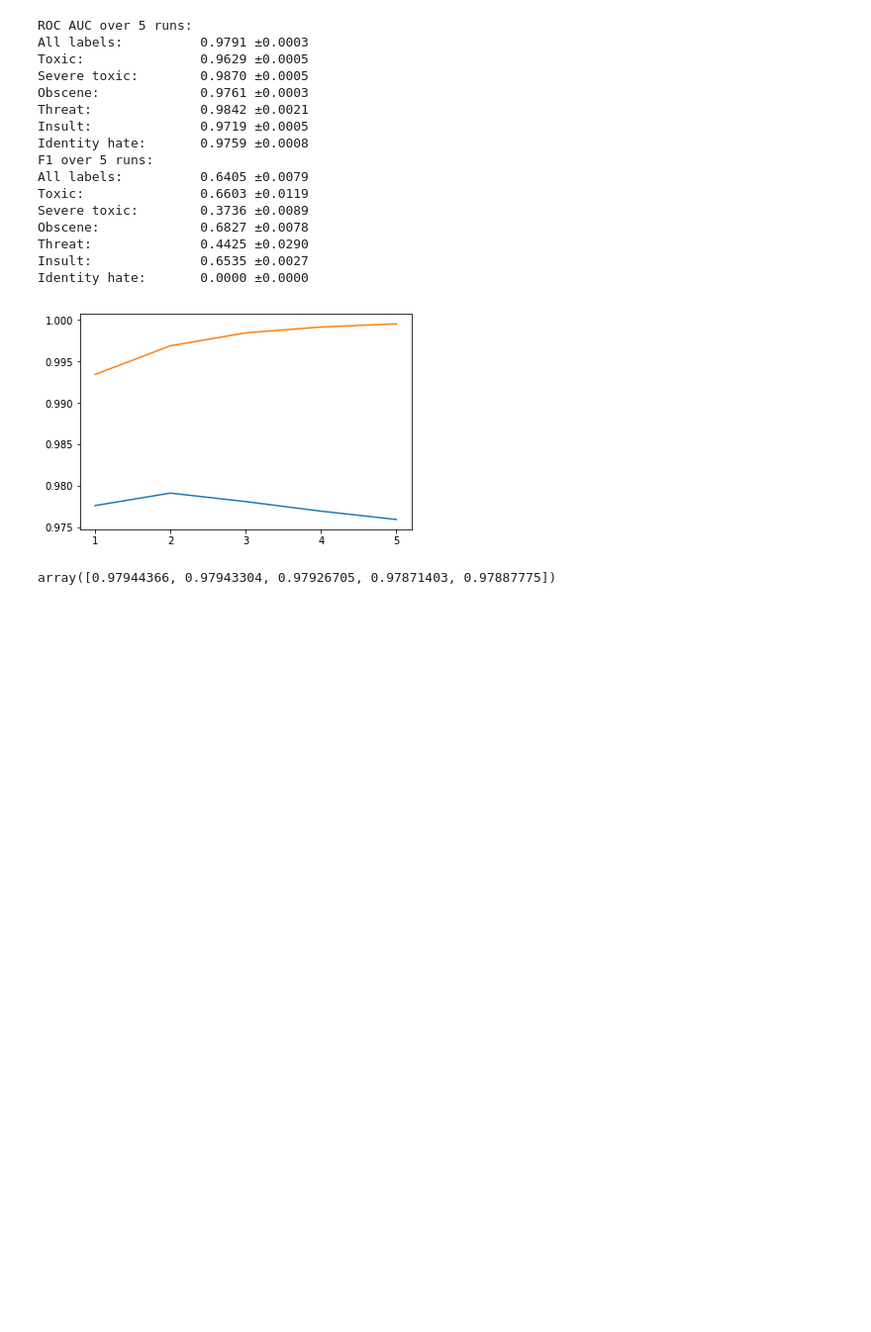
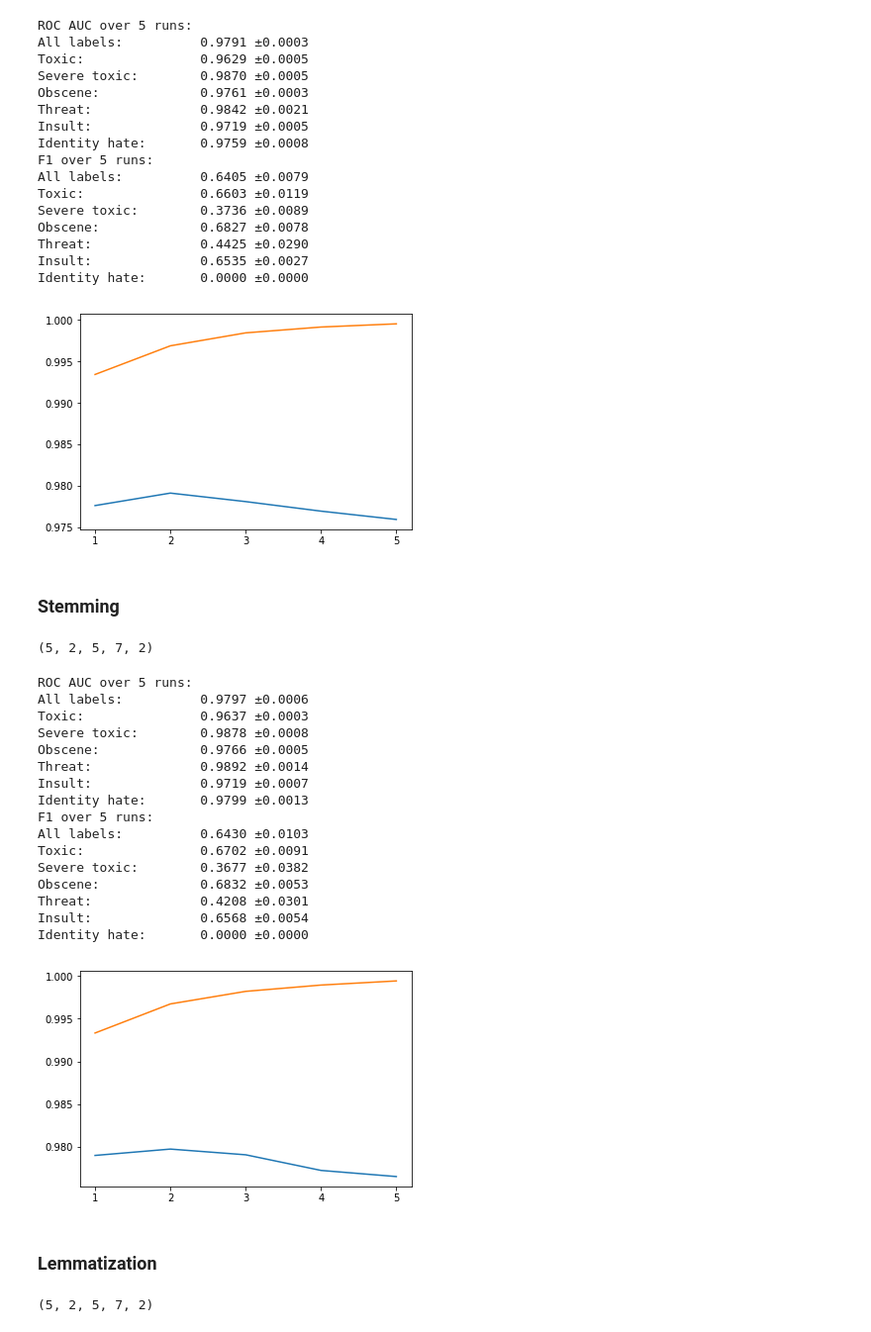
Before and after one commit to kogelnikp/toxic-comment-experiments, a Jupyter notebook: visualize_results.ipynb, the cells around one changed output. Shown at 99% size. Cells and saved outputs as stored; diff of their text form; code cells hidden in the pictures; blank space fills up the shorter version.

Commit message:
added stemming and lemmatization experiments

```diff
--- a/visualize_results.ipynb
+++ b/visualize_results.ipynb
@@ -299,7 +299,38 @@ Threat:              0.4425 ±0.0290
 Insult:              0.6535 ±0.0027
 Identity hate:       0.0000 ±0.0000
 [figure]
-# %%
-ep4_scores[:, 1, :, 0, 0].max(axis=1)
-# %% [output]
-array([0.97944366, 0.97943304, 0.97926705, 0.97871403, 0.97887775])
+# %% [markdown]
+### Stemming
+# %%
+ep5_scores = np.load('data/scores/preprocessing/e5_scores_1544714914.6546211.npy')
+ep5_scores.shape
+# %% [output]
+(5, 2, 5, 7, 2)
+# %%
+calculated_all_metrics(ep5_scores)
+plot_learningcurve(ep5_scores, Labels.ALL, Metrics.ROC_AUC)
+# %% [output]
+ROC AUC over 5 runs:
+All labels:          0.9797 ±0.0006
+Toxic:               0.9637 ±0.0003
+Severe toxic:        0.9878 ±0.0008
+Obscene:             0.9766 ±0.0005
+Threat:              0.9892 ±0.0014
+Insult:              0.9719 ±0.0007
+Identity hate:       0.9799 ±0.0013
+F1 over 5 runs:
+All labels:          0.6430 ±0.0103
+Toxic:               0.6702 ±0.0091
+Severe toxic:        0.3677 ±0.0382
+Obscene:             0.6832 ±0.0053
+Threat:              0.4208 ±0.0301
+Insult:              0.6568 ±0.0054
+Identity hate:       0.0000 ±0.0000
+[figure, added]
+# %% [markdown]
+### Lemmatization
+# %%
+ep6_scores = np.load('data/scores/preprocessing/e6_scores_1544744071.8302839.npy')
+ep6_scores.shape
+# %% [output]
+(5, 2, 5, 7, 2)
```
Also changed, not shown: parts of 1 cell of this notebook, 3 other files.
